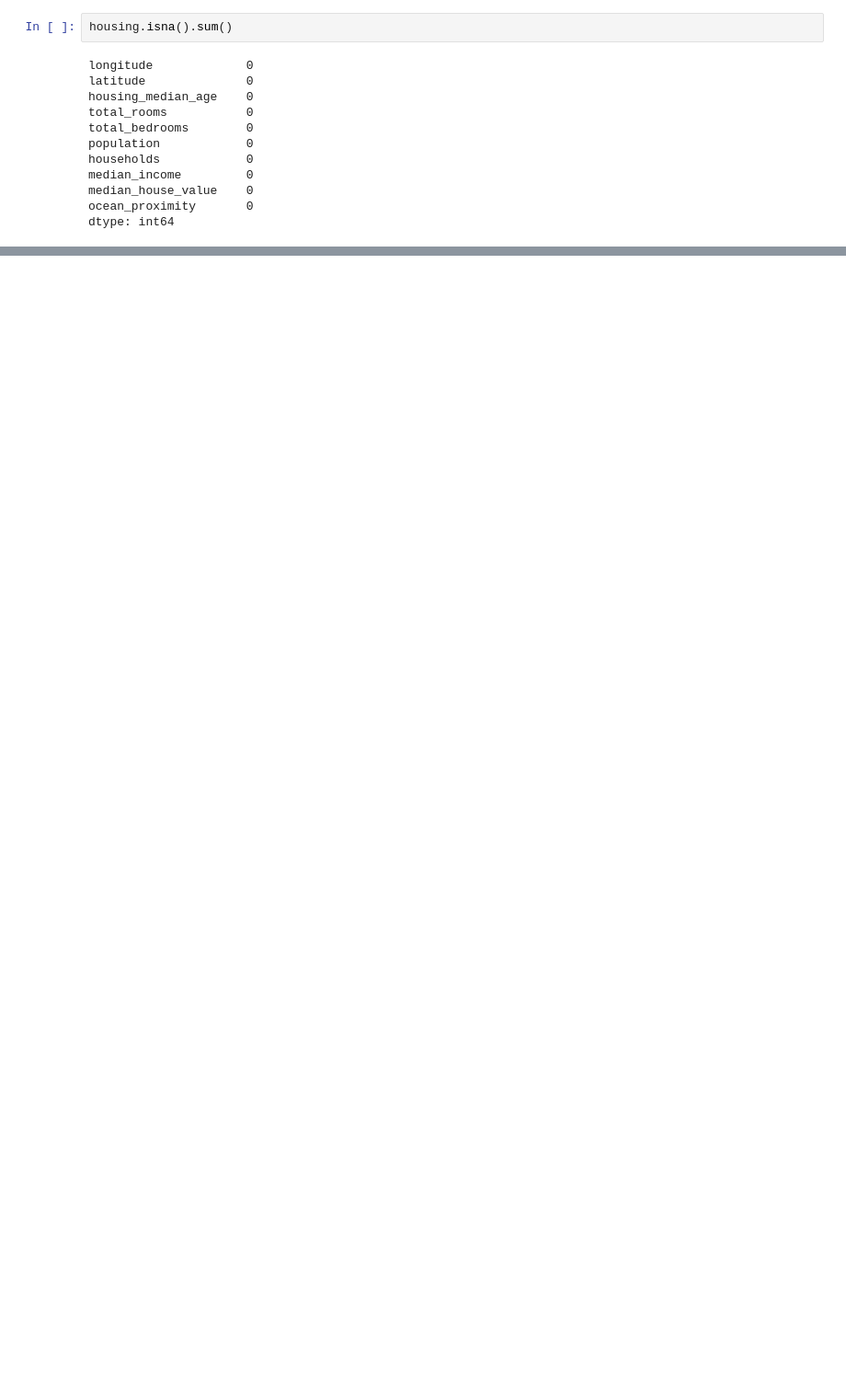
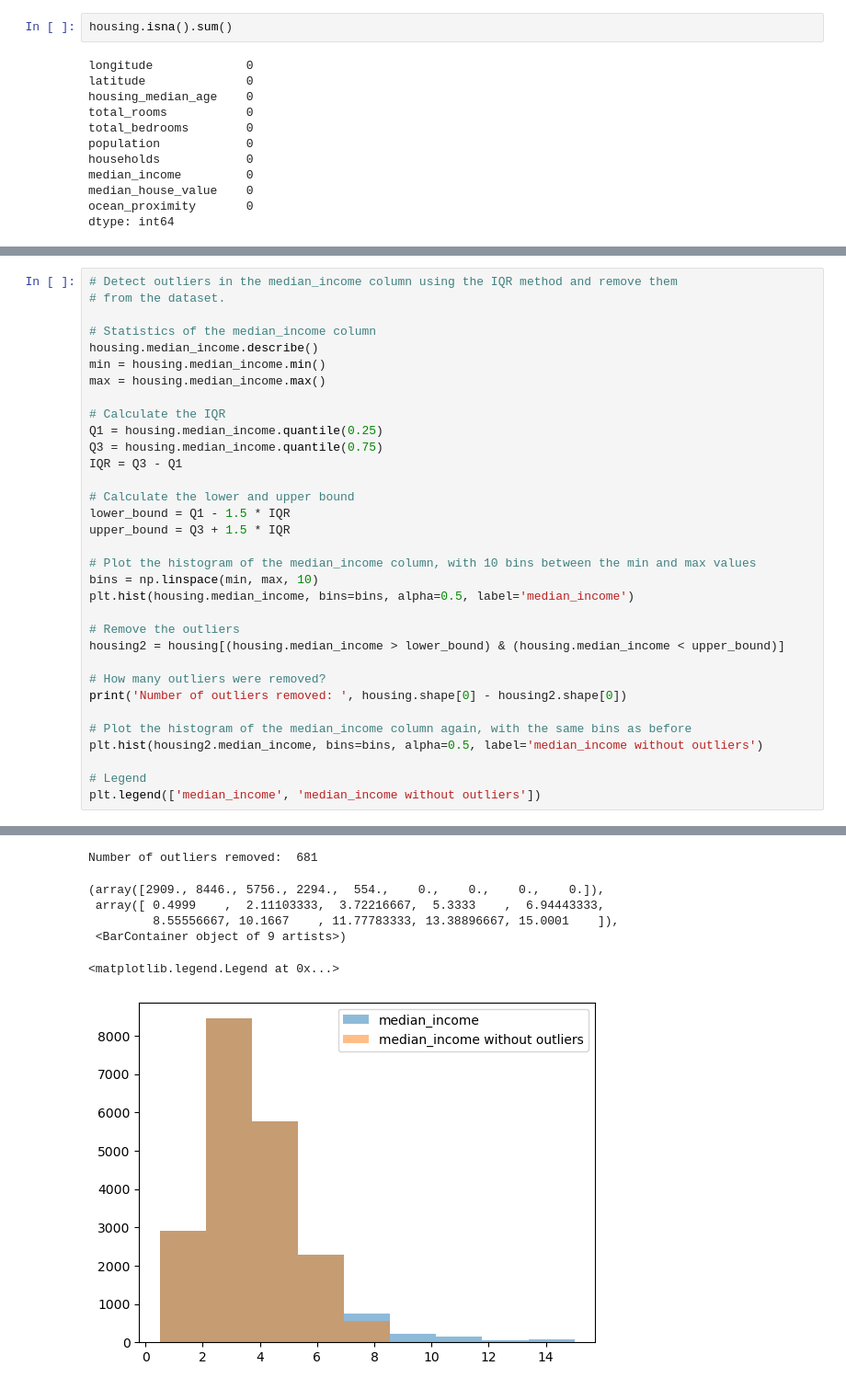
Before and after one commit to Lorenc1o/BDMA_Notes, a Jupyter notebook: UPC/Machine_Learning/Labs/lab01/ml01-exercise.ipynb, the cells around one changed output, grey strips where cells are left out. Shown at 92% size. Cells and saved outputs as stored; diff of their text form; blank space fills up the shorter version.

```diff
--- a/UPC/Machine_Learning/Labs/lab01/ml01-exercise.ipynb
+++ b/UPC/Machine_Learning/Labs/lab01/ml01-exercise.ipynb
@@ -119,0 +135,34 @@ housing.total_bedrooms.hist()
+# %%
+# Detect outliers in the median_income column using the IQR method and remove them
+# from the dataset.
+
+# Statistics of the median_income column
+housing.median_income.describe()
+min = housing.median_income.min()
+max = housing.median_income.max()
+
+# Calculate the IQR
+Q1 = housing.median_income.quantile(0.25)
+Q3 = housing.median_income.quantile(0.75)
+IQR = Q3 - Q1
+
+# Calculate the lower and upper bound
+lower_bound = Q1 - 1.5 * IQR
+upper_bound = Q3 + 1.5 * IQR
+
+# Plot the histogram of the median_income column, with 10 bins between the min and max values
+bins = np.linspace(min, max, 10)
+plt.hist(housing.median_income, bins=bins, alpha=0.5, label='median_income')
+
+# Remove the outliers
+housing2 = housing[(housing.median_income > lower_bound) & (housing.median_income < upper_bound)]
+
+# How many outliers were removed?
+print('Number of outliers removed: ', housing.shape[0] - housing2.shape[0])
+
+# Plot the histogram of the median_income column again, with the same bins as before
+plt.hist(housing2.median_income, bins=bins, alpha=0.5, label='median_income without outliers')
+
+# Legend
+plt.legend(['median_income', 'median_income without outliers'])
+# %% [output]
@@ -119,0 +182,7 @@ housing.total_bedrooms.hist()
+Number of outliers removed:  681
+(array([2909., 8446., 5756., 2294.,  554.,    0.,    0.,    0.,    0.]),
+ array([ 0.4999    ,  2.11103333,  3.72216667,  5.3333    ,  6.94443333,
+         8.55556667, 10.1667    , 11.77783333, 13.38896667, 15.0001    ]),
+ <BarContainer object of 9 artists>)
+<matplotlib.legend.Legend at 0x...>
+[figure, added]
```
Also changed, not shown: parts of 19 cells of this notebook, 5 other files.
